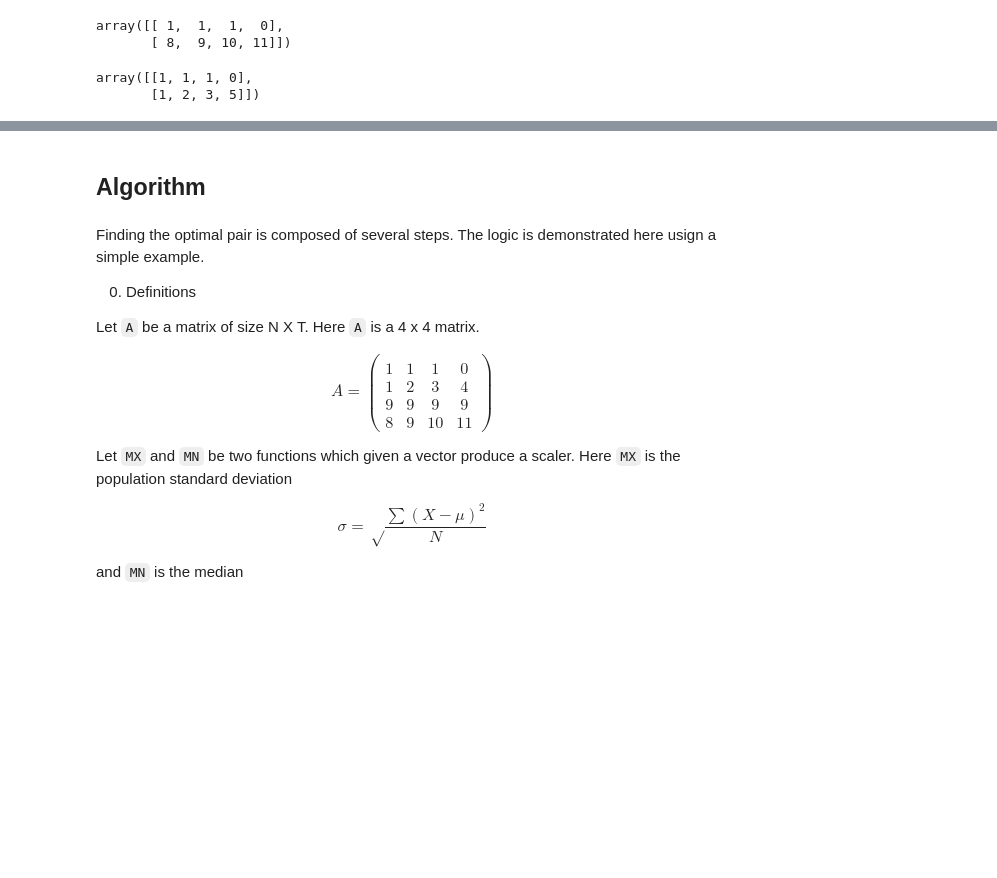
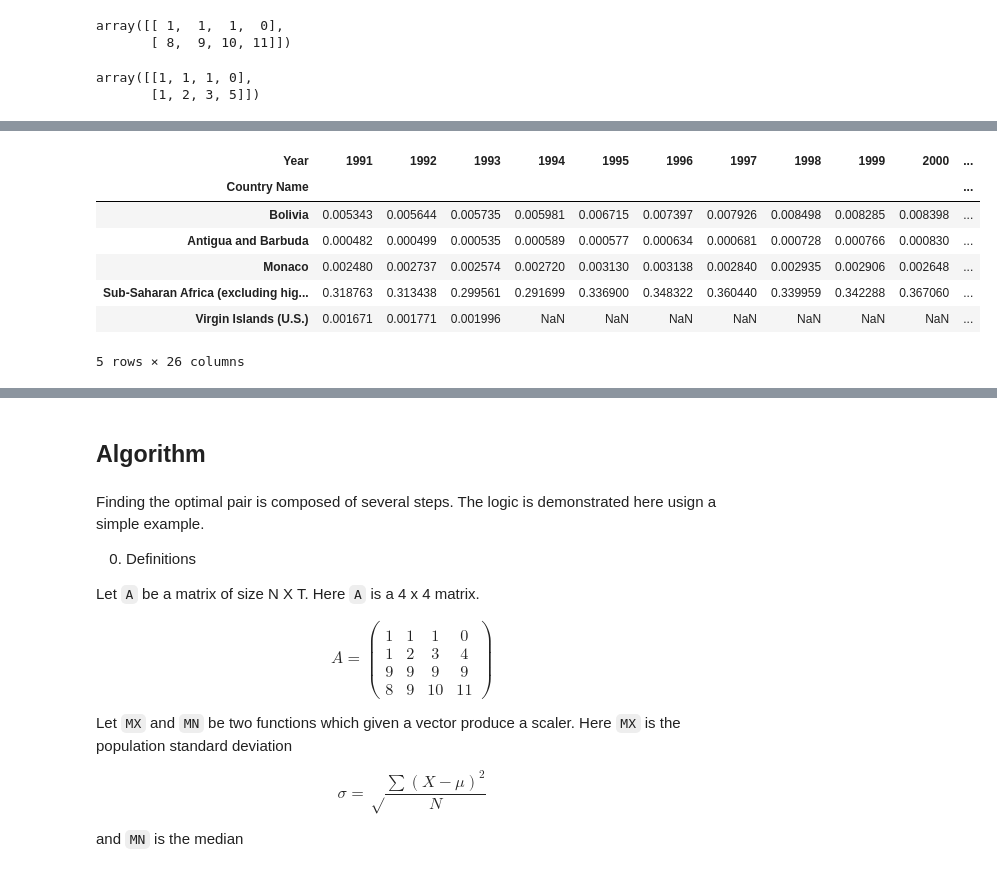
Before and after one commit to EitanHemed/agas, a Jupyter notebook: doc/tutorial.ipynb, the cells around one changed output, grey strips where cells are left out. Drawn from its saved outputs; the diff is of its cells as text; code cells hidden in the pictures; blank space fills up the shorter version.

```diff
--- a/doc/tutorial.ipynb
+++ b/doc/tutorial.ipynb
@@ -33,0 +88,12 @@ array([[1, 1, 1, 0],
+# %%
+wide_df = df.loc[df['Year'].gt(1990)].pivot(columns='Year', values='Value', index='Country Name')
+wide_df.sample(5, random_state=42)
+# %% [output]
+| Year | 1991 | 1992 | 1993 | 1994 | 1995 | 1996 | 1997 | 1998 | 1999 | 2000 | ... |
+| Country Name |  |  |  |  |  |  |  |  |  |  | ... |
+| Bolivia | 0.005343 | 0.005644 | 0.005735 | 0.005981 | 0.006715 | 0.007397 | 0.007926 | 0.008498 | 0.008285 | 0.008398 | ... |
+| Antigua and Barbuda | 0.000482 | 0.000499 | 0.000535 | 0.000589 | 0.000577 | 0.000634 | 0.000681 | 0.000728 | 0.000766 | 0.000830 | ... |
+| Monaco | 0.002480 | 0.002737 | 0.002574 | 0.002720 | 0.003130 | 0.003138 | 0.002840 | 0.002935 | 0.002906 | 0.002648 | ... |
+| Sub-Saharan Africa (excluding hig... | 0.318763 | 0.313438 | 0.299561 | 0.291699 | 0.336900 | 0.348322 | 0.360440 | 0.339959 | 0.342288 | 0.367060 | ... |
+| Virgin Islands (U.S.) | 0.001671 | 0.001771 | 0.001996 | NaN | NaN | NaN | NaN | NaN | NaN | NaN | ... |
+5 rows × 26 columns
```
Also changed, not shown: parts of 18 cells of this notebook, 1 other file.
